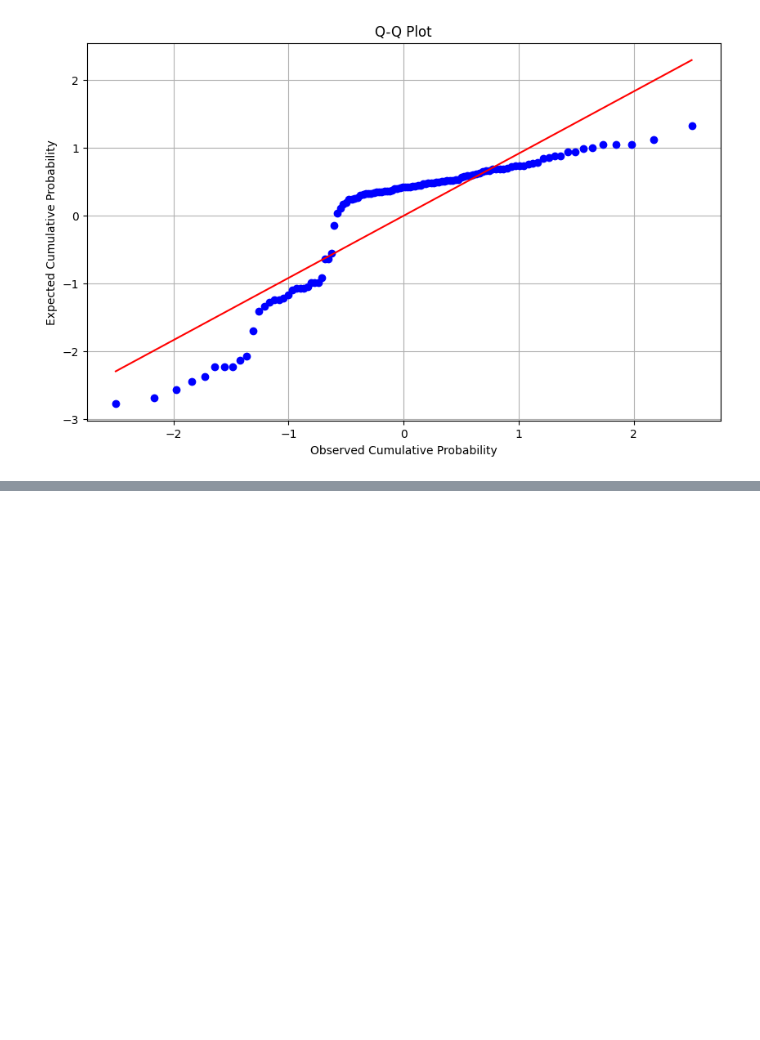
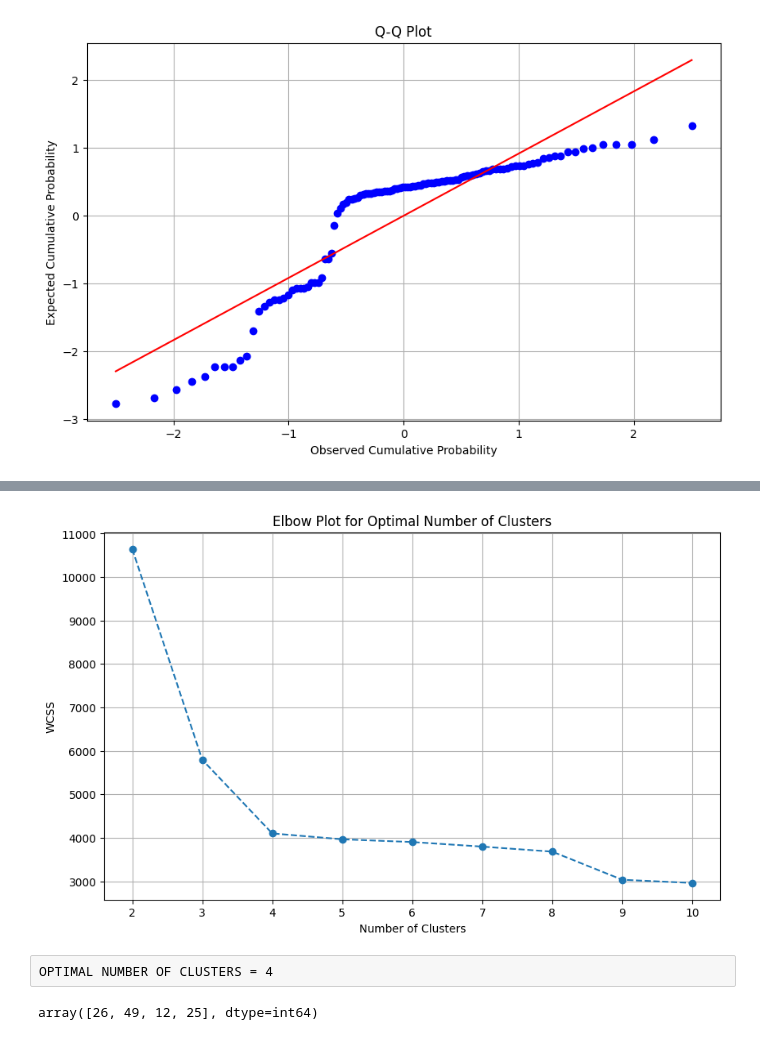
Before and after one commit to irfanthayyil/BRM_ITC_Data_Analysis, a Jupyter notebook: code/itc_analysis.ipynb, the cells around one changed output, grey strips where cells are left out. Drawn from its saved outputs; the diff is of its cells as text; code cells hidden in the pictures; blank space fills up the shorter version.

```diff
--- a/code/itc_analysis.ipynb
+++ b/code/itc_analysis.ipynb
@@ -404,0 +1377,25 @@ plt.show()
+# %%
+from sklearn.cluster import KMeans
+
+import matplotlib.pyplot as plt
+
+# Calculate WCSS for different number of clusters
+wcss = []
+for i in range(2, 11):
+    kmeans = KMeans(n_clusters=i, init='k-means++', random_state=42)
+    kmeans.fit(cleaned_data)
+    wcss.append(kmeans.inertia_)
+
+# Plot the elbow plot
+plt.figure(figsize=(10, 6))
+plt.plot(range(2, 11), wcss, marker='o', linestyle='--')
+plt.title('Elbow Plot for Optimal Number of Clusters')
+plt.xlabel('Number of Clusters')
+plt.ylabel('WCSS')
+plt.xticks(range(2, 11))
+plt.grid(True)
+plt.show()
+# %% [output]
+[figure, added]
+# %% [raw]
+OPTIMAL NUMBER OF CLUSTERS = 4
@@ -404,0 +1415,4 @@ plt.show()
+# %%
+cluster_sizes.values
+# %% [output]
+array([26, 49, 12, 25], dtype=int64)
```
Also changed, not shown: parts of 139 cells of this notebook, 9 other files.
